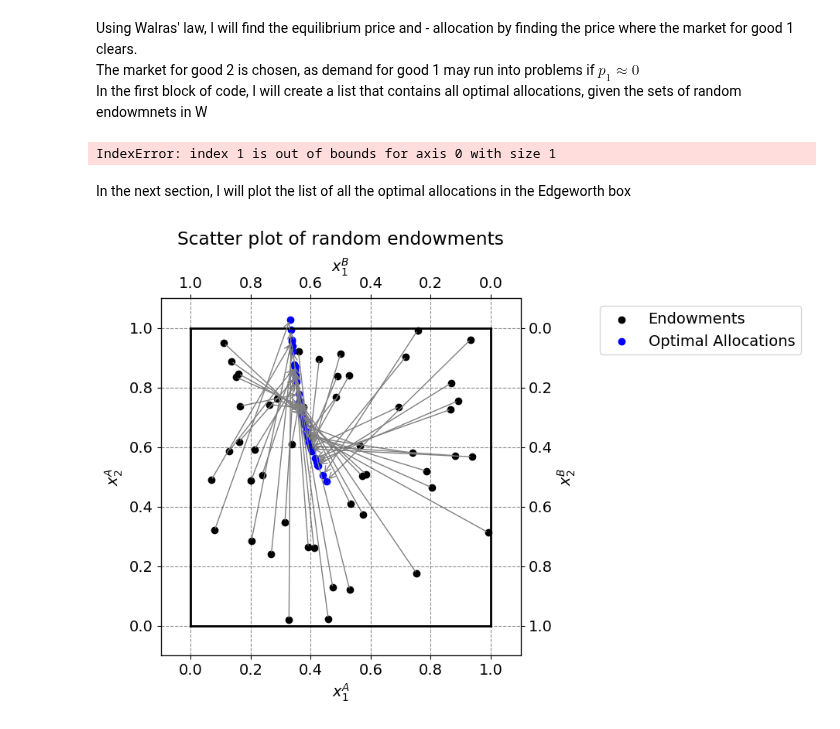
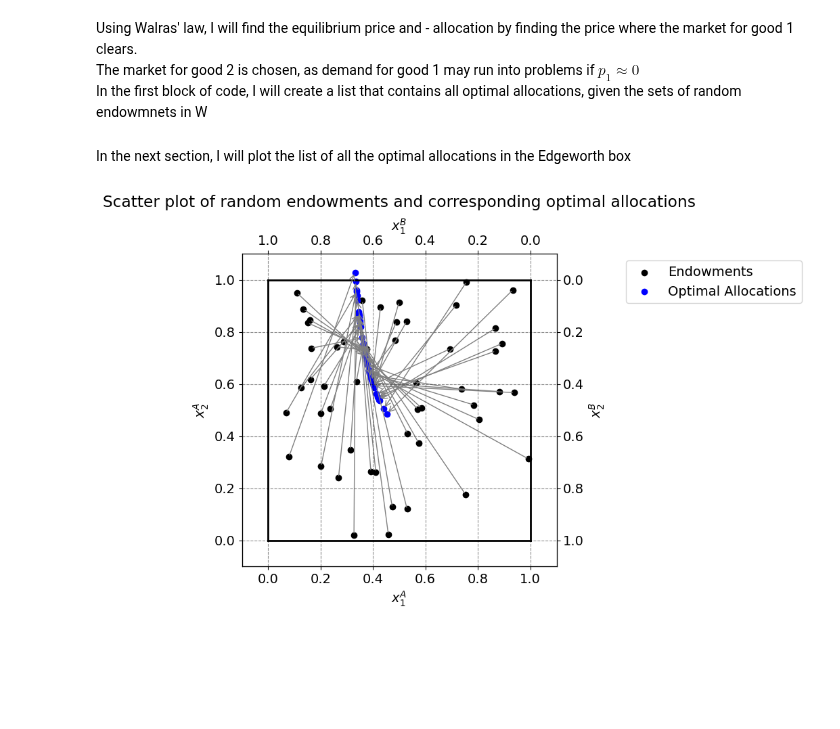
Before and after one commit to NumEconCopenhagen/projects-2024-kt, a Jupyter notebook: inauguralproject/inauguralproject.ipynb, the cells around one changed output. Drawn from its saved outputs; the diff is of its cells as text; code cells hidden in the pictures; blank space fills up the shorter version.

```diff
--- a/inauguralproject/inauguralproject.ipynb
+++ b/inauguralproject/inauguralproject.ipynb
@@ -504,56 +423,26 @@ def market_clearing(p1, omega1, omega2):
     return abs(error)
 
 def eq_price(omega1, omega2):
-    price = optimize.minimize(market_clearing, x0=0.5, args=(omega1, omega2), constraints= cons, bounds=[(0, None)])
+    price = optimize.minimize(market_clearing, x0=0.5, args=(omega1, omega2), bounds=[(0, None)])
     return price.x[0]
 
 for omega in W:
     eq_p1 = eq_price(omega[0], omega[1])
     random_opt_allo.append(model.demand_A(eq_p1))
-# %% [output]
-IndexError: index 1 is out of bounds for axis 0 with size 1
 # %% [markdown]
 In the next section, I will plot the list of all the optimal allocations in the Edgeworth box
 # %%
-# a. total endowment
-w1bar = 1.0
-w2bar = 1.0
+fig8 = model.edgeworth_box('Scatter plot of random endowments and corresponding optimal allocations', 50)
 
-# b. figure set up
-fig = plt.figure(frameon=False,figsize=(6,6), dpi=100)
-ax_A = fig.add_subplot(1, 1, 1)
-
-ax_A.set_xlabel("$x_1^A$")
-ax_A.set_ylabel("$x_2^A$")
-
-temp = ax_A.twinx()
-temp.set_ylabel("$x_2^B$")
-ax_B = temp.twiny()
-ax_B.set_xlabel("$x_1^B$")
-ax_B.invert_xaxis()
-ax_B.invert_yaxis()
-
-# Plotting random draws
-ax_A.scatter([omega[0] for omega in W], [omega[1] for omega in W], label='Endowments', color='black')
-ax_A.scatter([opt[0] for opt in random_opt_allo], [opt[1] for opt in random_opt_allo], label='Optimal Allocations', color='blue')
+# Plotting random draws and corresponding optimal allocations
+fig8.scatter([omega[0] for omega in W], [omega[1] for omega in W], label='Endowments', color='black')
+fig8.scatter([opt[0] for opt in random_opt_allo], [opt[1] for opt in random_opt_allo], label='Optimal Allocations', color='blue')
 
 # Adding arrows from each random endowment set to corresponding optimal allocation set
 for i in range(len(W)):
-    ax_A.annotate('', xy=(random_opt_allo[i][0], random_opt_allo[i][1]), xytext=(W[i][0], W[i][1]),
+    fig8.annotate('', xy=(random_opt_allo[i][0], random_opt_allo[i][1]), xytext=(W[i][0], W[i][1]),
                    arrowprops=dict(arrowstyle='->', color='gray', linestyle='-', linewidth=1))
 
-# limits
-ax_A.plot([0,w1bar],[0,0],lw=2,color='black')
-ax_A.plot([0,w1bar],[w2bar,w2bar],lw=2,color='black')
-ax_A.plot([0,0],[0,w2bar],lw=2,color='black')
-ax_A.plot([w1bar,w1bar],[0,w2bar],lw=2,color='black')
-
-ax_A.set_xlim([-0.1, w1bar + 0.1])
-ax_A.set_ylim([-0.1, w2bar + 0.1])
-ax_B.set_xlim([w1bar + 0.1, -0.1])
-ax_B.set_ylim([w2bar + 0.1, -0.1])
-
-plt.title('Scatter plot of random endowments', pad = 50)
-ax_A.legend(frameon=True,loc='upper right', bbox_to_anchor=(1.8,1.0));
+fig8.legend(frameon=True,loc='upper right', bbox_to_anchor=(1.8,1.0));
 # %% [output]
-[figure, old version]
+[figure, new version]
```
Also changed, not shown: parts of 7 cells of this notebook, 1 other file.
